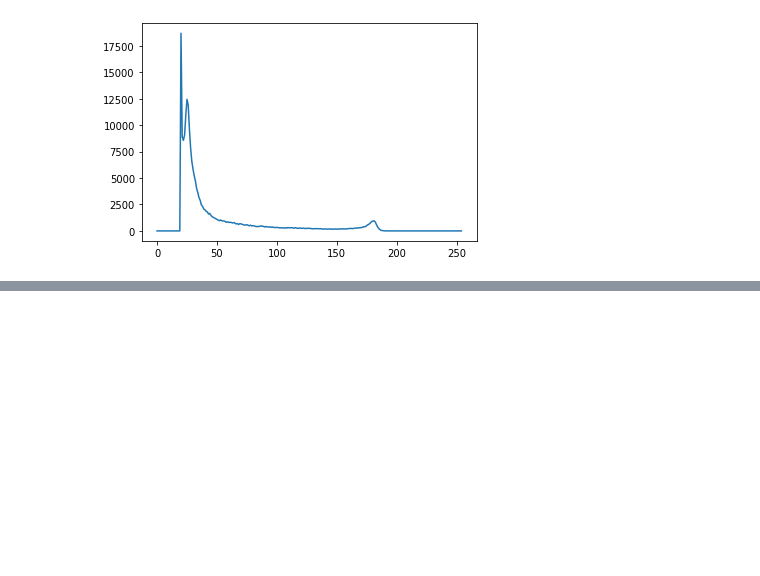
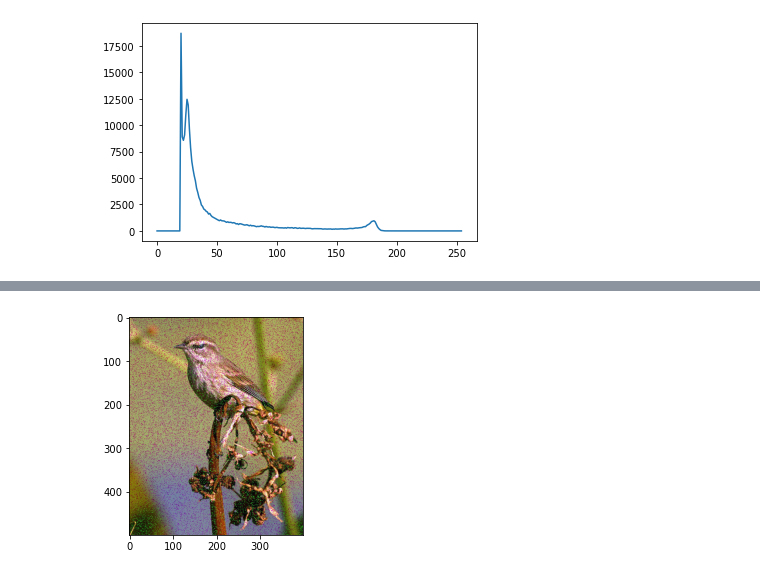
Before and after one commit to JVBravoo/visao_computacional, a Jupyter notebook: Atividade_06/atividade_06.ipynb, the cells around one changed output, grey strips where cells are left out. Saved outputs shown, nothing was run; the diff lists cells and outputs as text; code cells hidden in the pictures; blank space fills up the shorter version.

```diff
--- a/Atividade_06/atividade_06.ipynb
+++ b/Atividade_06/atividade_06.ipynb
@@ -134,0 +215,5 @@ cv.waitKey()
+# %%
+plt.imshow(img2b)
+plt.show()
+# %% [output]
+[figure, added]
```
Also changed, not shown: parts of 17 cells of this notebook, 2 other files.
